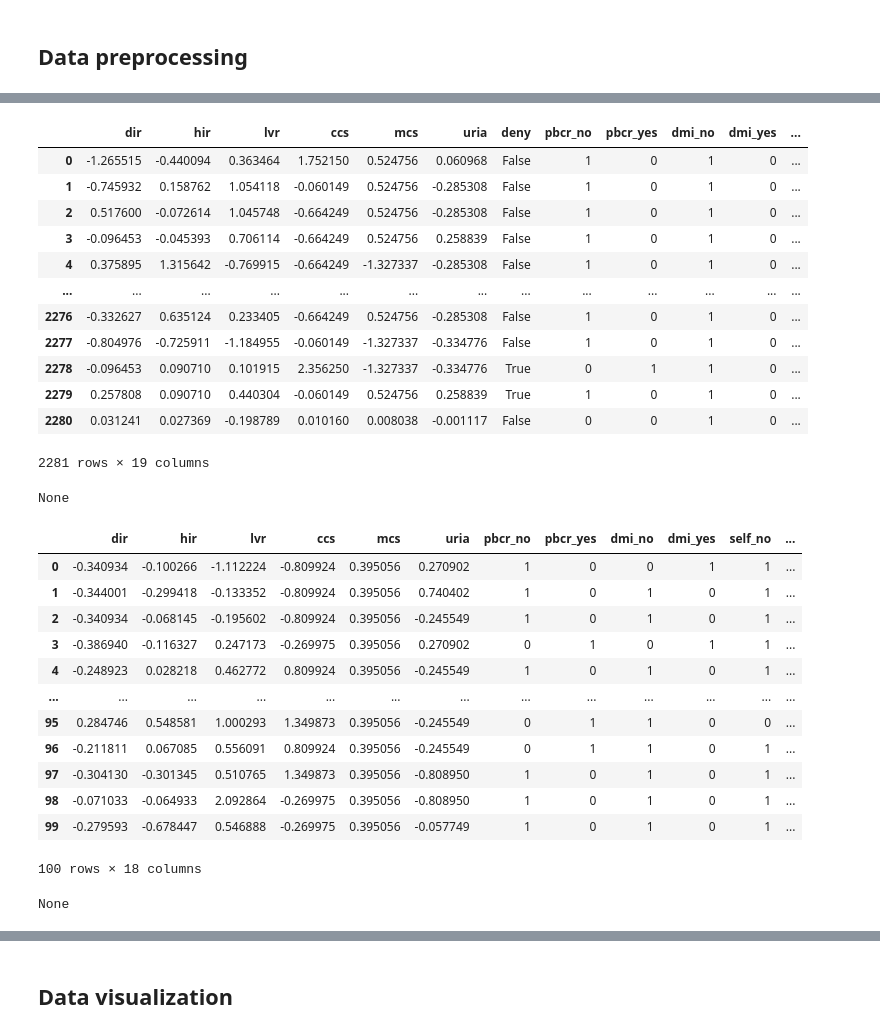
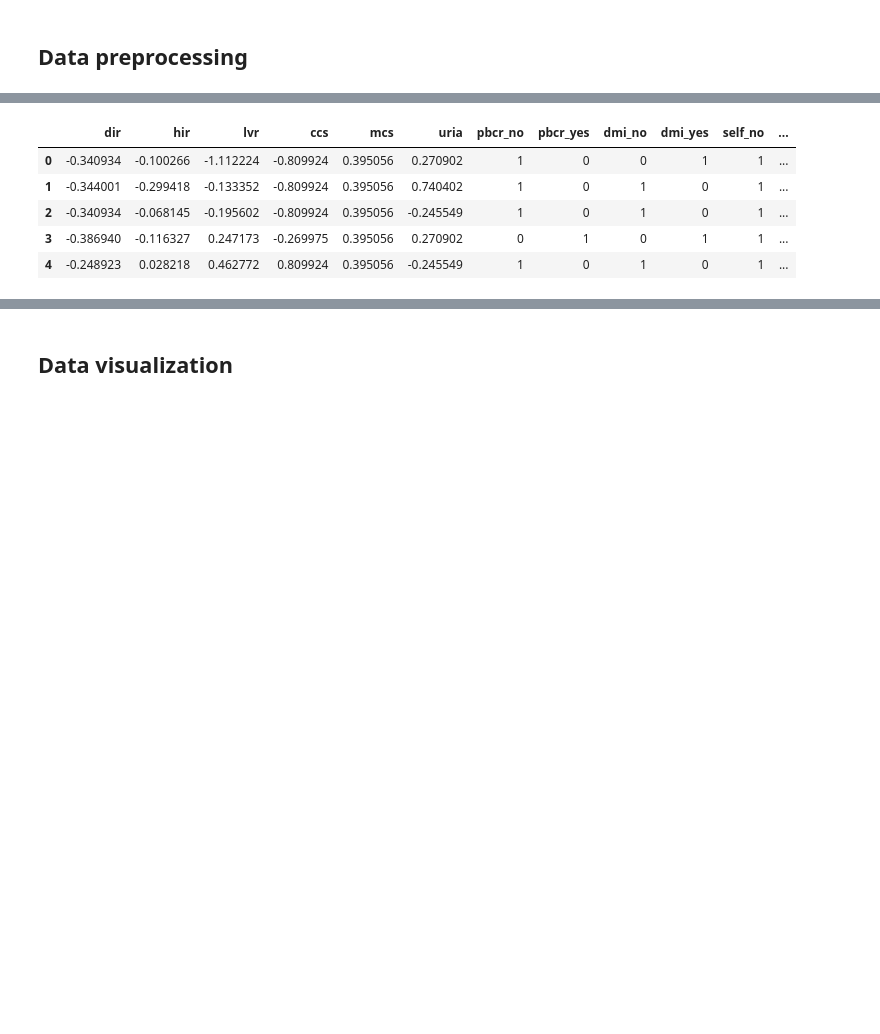
Before and after one commit to nina-prog/prac-smart-data-analytics, a Jupyter notebook: notebooks/exercise-01/hdma.ipynb, the cells around one changed output, grey strips where cells are left out. Saved outputs shown, nothing was run; the diff lists cells and outputs as text; code cells hidden in the pictures; blank space fills up the shorter version.

```diff
--- a/notebooks/exercise-01/hdma.ipynb
+++ b/notebooks/exercise-01/hdma.ipynb
@@ -130,40 +128,17 @@ None
 # %%
 # Feature Scaling
 scaler = StandardScaler()
 columns_to_scale = ['dir', 'hir', 'lvr', 'ccs', 'mcs', 'uria']
 
 train_df_enc[columns_to_scale] = scaler.fit_transform(train_df_enc[columns_to_scale])
 test_df_enc[columns_to_scale] = scaler.fit_transform(test_df_enc[columns_to_scale])
 
 # Print the scaled DataFrame
-print(display(train_df_enc))
-print(display(test_df_enc))
+display(test_df_enc.head())
 # %% [output]
-|  | dir | hir | lvr | ccs | mcs | uria | deny | pbcr_no | pbcr_yes | dmi_no | dmi_yes | ... |
-| 0 | -1.265515 | -0.440094 | 0.363464 | 1.752150 | 0.524756 | 0.060968 | False | 1 | 0 | 1 | 0 | ... |
-| 1 | -0.745932 | 0.158762 | 1.054118 | -0.060149 | 0.524756 | -0.285308 | False | 1 | 0 | 1 | 0 | ... |
-| 2 | 0.517600 | -0.072614 | 1.045748 | -0.664249 | 0.524756 | -0.285308 | False | 1 | 0 | 1 | 0 | ... |
-| 3 | -0.096453 | -0.045393 | 0.706114 | -0.664249 | 0.524756 | 0.258839 | False | 1 | 0 | 1 | 0 | ... |
-| 4 | 0.375895 | 1.315642 | -0.769915 | -0.664249 | -1.327337 | -0.285308 | False | 1 | 0 | 1 | 0 | ... |
-| ... | ... | ... | ... | ... | ... | ... | ... | ... | ... | ... | ... | ... |
-| 2276 | -0.332627 | 0.635124 | 0.233405 | -0.664249 | 0.524756 | -0.285308 | False | 1 | 0 | 1 | 0 | ... |
-| 2277 | -0.804976 | -0.725911 | -1.184955 | -0.060149 | -1.327337 | -0.334776 | False | 1 | 0 | 1 | 0 | ... |
-| 2278 | -0.096453 | 0.090710 | 0.101915 | 2.356250 | -1.327337 | -0.334776 | True | 0 | 1 | 1 | 0 | ... |
-| 2279 | 0.257808 | 0.090710 | 0.440304 | -0.060149 | 0.524756 | 0.258839 | True | 1 | 0 | 1 | 0 | ... |
-| 2280 | 0.031241 | 0.027369 | -0.198789 | 0.010160 | 0.008038 | -0.001117 | False | 0 | 0 | 1 | 0 | ... |
+|  | dir | hir | lvr | ccs | mcs | uria | pbcr_no | pbcr_yes | dmi_no | dmi_yes | self_no | ... |
+| 0 | -0.340934 | -0.100266 | -1.112224 | -0.809924 | 0.395056 | 0.270902 | 1 | 0 | 0 | 1 | 1 | ... |
+| 1 | -0.344001 | -0.299418 | -0.133352 | -0.809924 | 0.395056 | 0.740402 | 1 | 0 | 1 | 0 | 1 | ... |
+| 2 | -0.340934 | -0.068145 | -0.195602 | -0.809924 | 0.395056 | -0.245549 | 1 | 0 | 1 | 0 | 1 | ... |
+| 3 | -0.386940 | -0.116327 | 0.247173 | -0.269975 | 0.395056 | 0.270902 | 0 | 1 | 0 | 1 | 1 | ... |
+| 4 | -0.248923 | 0.028218 | 0.462772 | 0.809924 | 0.395056 | -0.245549 | 1 | 0 | 1 | 0 | 1 | ... |
-2281 rows × 19 columns
-None
-|  | dir | hir | lvr | ccs | mcs | uria | pbcr_no | pbcr_yes | dmi_no | dmi_yes | self_no | ... |
-| 0 | -0.340934 | -0.100266 | -1.112224 | -0.809924 | 0.395056 | 0.270902 | 1 | 0 | 0 | 1 | 1 | ... |
-| 1 | -0.344001 | -0.299418 | -0.133352 | -0.809924 | 0.395056 | 0.740402 | 1 | 0 | 1 | 0 | 1 | ... |
-| 2 | -0.340934 | -0.068145 | -0.195602 | -0.809924 | 0.395056 | -0.245549 | 1 | 0 | 1 | 0 | 1 | ... |
-| 3 | -0.386940 | -0.116327 | 0.247173 | -0.269975 | 0.395056 | 0.270902 | 0 | 1 | 0 | 1 | 1 | ... |
-| 4 | -0.248923 | 0.028218 | 0.462772 | 0.809924 | 0.395056 | -0.245549 | 1 | 0 | 1 | 0 | 1 | ... |
-| ... | ... | ... | ... | ... | ... | ... | ... | ... | ... | ... | ... | ... |
-| 95 | 0.284746 | 0.548581 | 1.000293 | 1.349873 | 0.395056 | -0.245549 | 0 | 1 | 1 | 0 | 0 | ... |
-| 96 | -0.211811 | 0.067085 | 0.556091 | 0.809924 | 0.395056 | -0.245549 | 0 | 1 | 1 | 0 | 1 | ... |
-| 97 | -0.304130 | -0.301345 | 0.510765 | 1.349873 | 0.395056 | -0.808950 | 1 | 0 | 1 | 0 | 1 | ... |
-| 98 | -0.071033 | -0.064933 | 2.092864 | -0.269975 | 0.395056 | -0.808950 | 1 | 0 | 1 | 0 | 1 | ... |
-| 99 | -0.279593 | -0.678447 | 0.546888 | -0.269975 | 0.395056 | -0.057749 | 1 | 0 | 1 | 0 | 1 | ... |
-100 rows × 18 columns
-None
```
Also changed, not shown: parts of 26 cells of this notebook, 19 other files.
